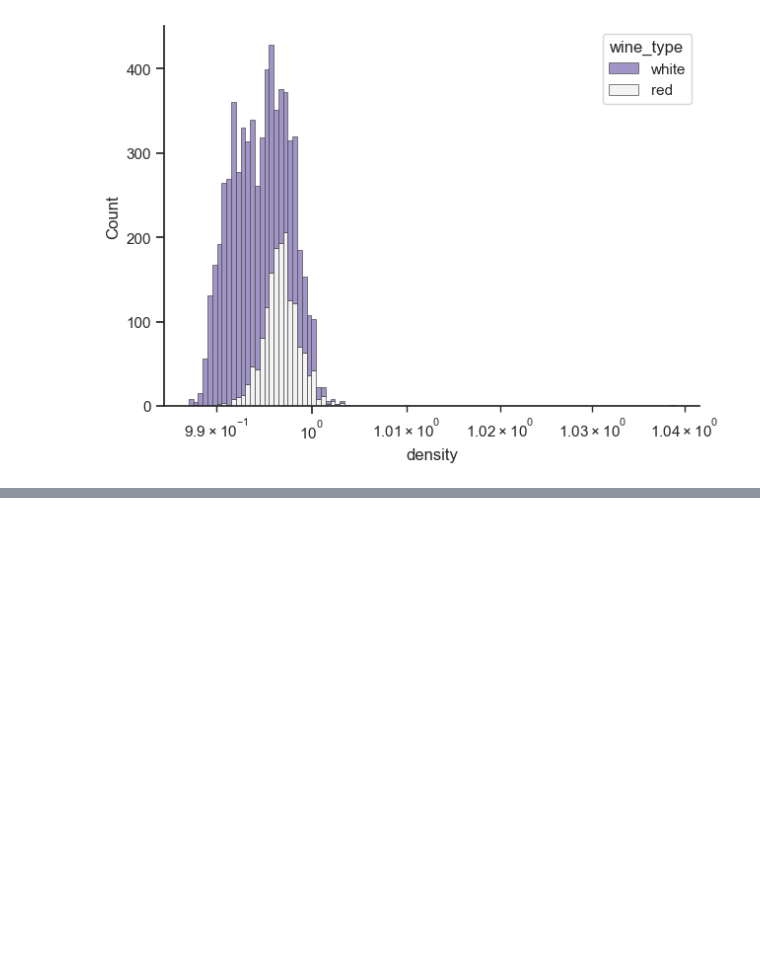
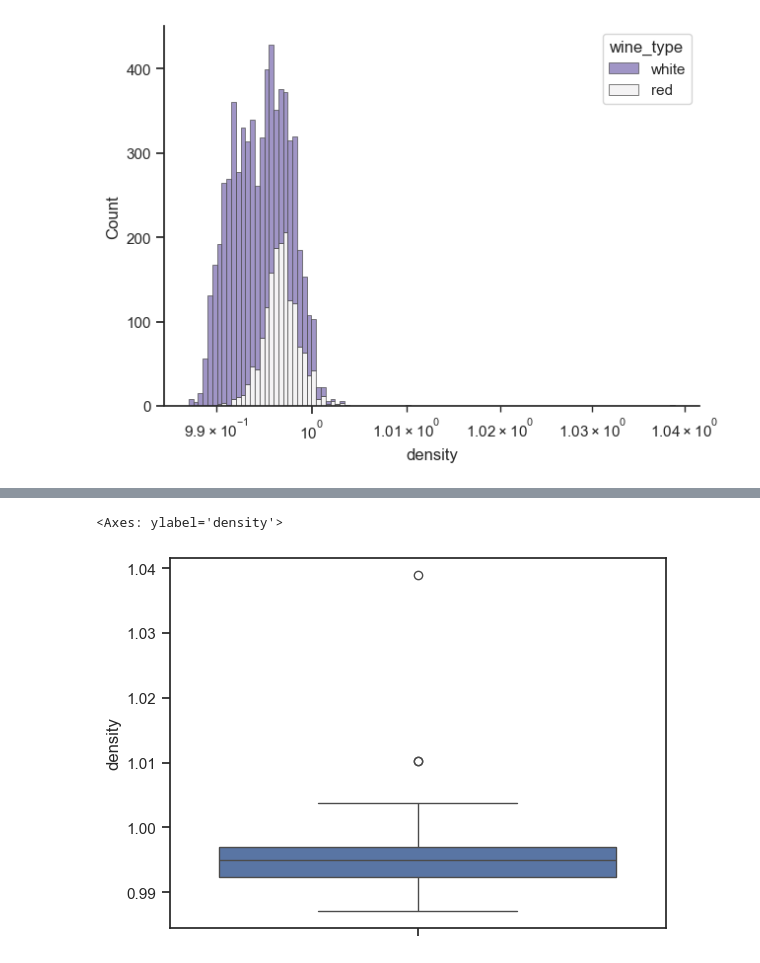
Before and after one commit to rakeshtparayil/BlueBerry-Winery, a Jupyter notebook: blueBerry_winery.ipynb, the cells around one changed output, grey strips where cells are left out. Drawn from its saved outputs; the diff is of its cells as text; code cells hidden in the pictures; blank space fills up the shorter version.

```diff
--- a/blueBerry_winery.ipynb
+++ b/blueBerry_winery.ipynb
@@ -559,0 +625,5 @@ sns.histplot(
+# %%
+sns.boxplot(data=combined_wine['density'])
+# %% [output]
+<Axes: ylabel='density'>
+[figure, added]
```
Also changed, not shown: parts of 6 cells of this notebook.
